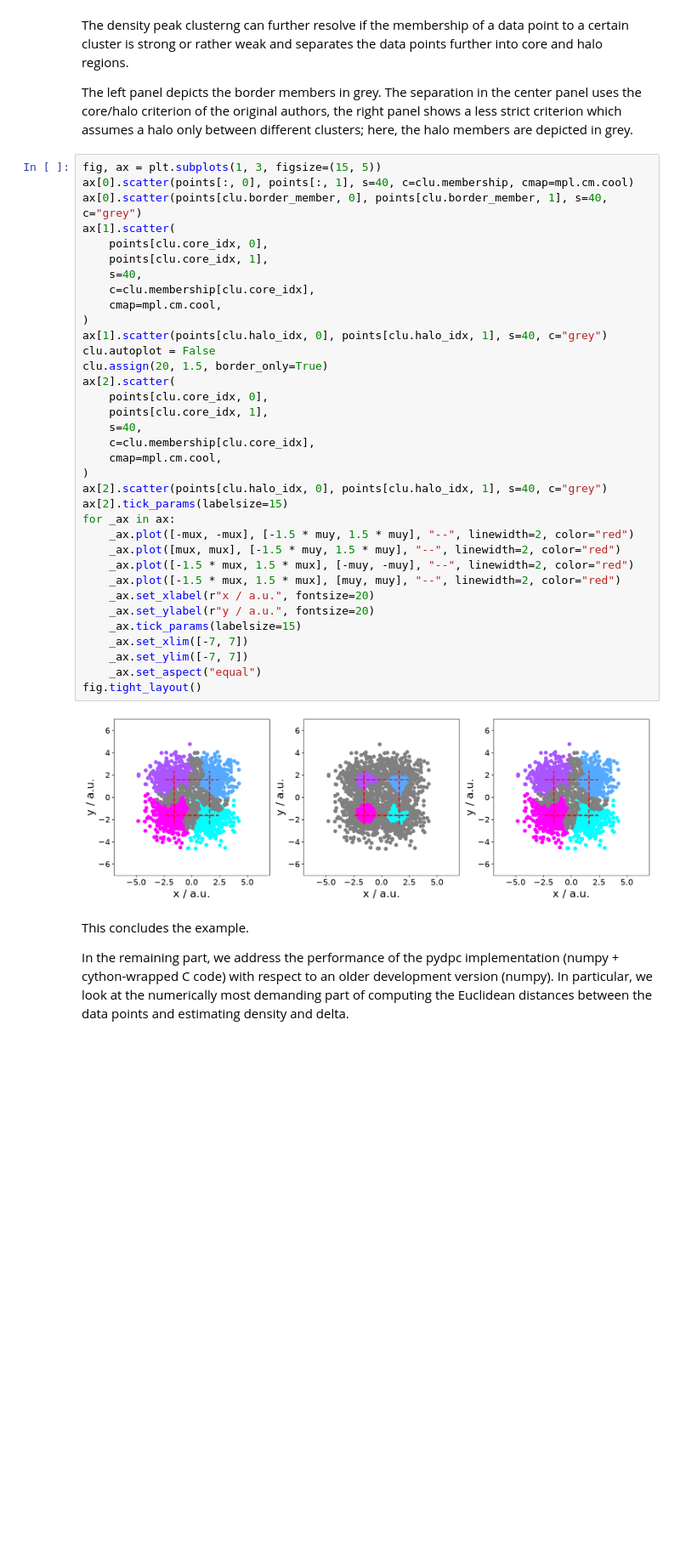
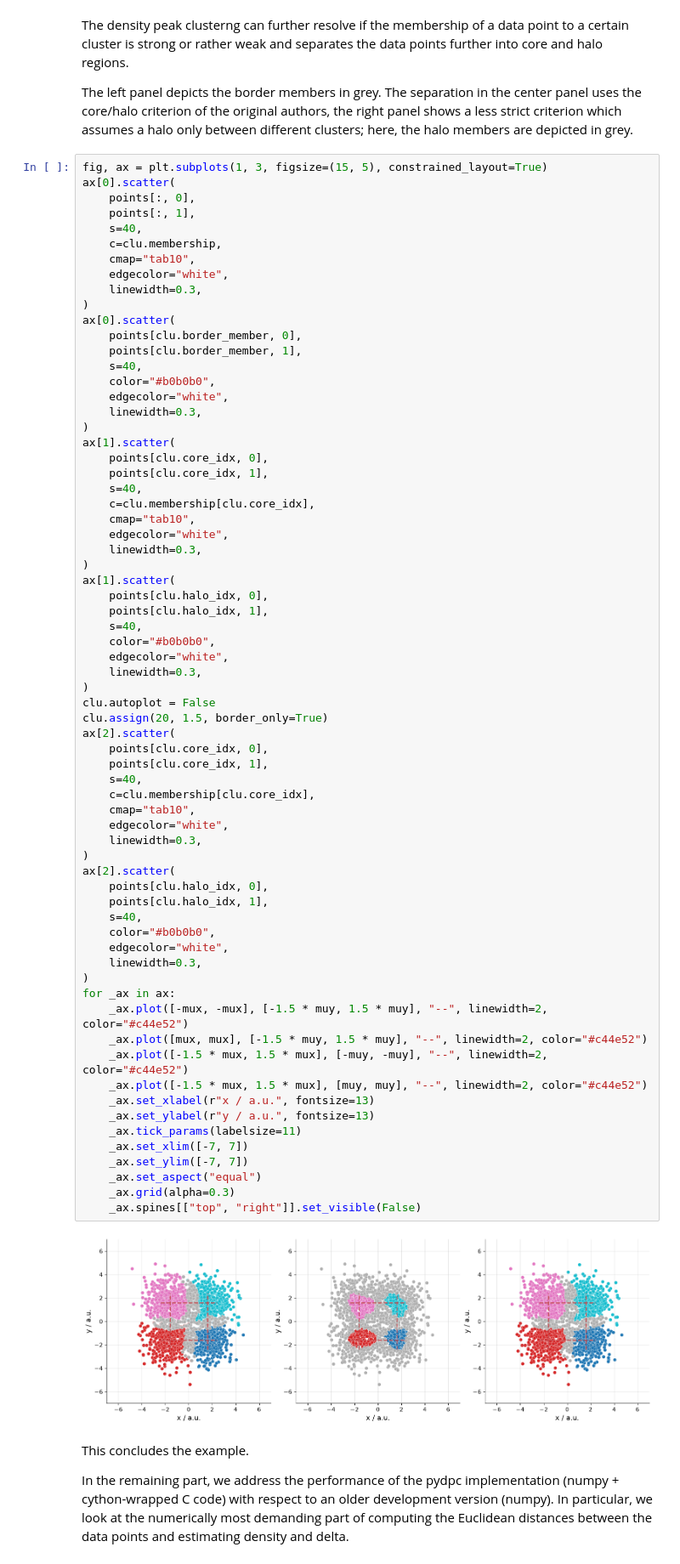
Before and after one commit to cwehmeyer/pydpc, a Jupyter notebook: docs/examples/Example01.ipynb, the cells around one changed output. Shown at 85% size. Drawn from its saved outputs; the diff is of its cells as text; blank space fills up the shorter version.

```diff
--- a/docs/examples/Example01.ipynb
+++ b/docs/examples/Example01.ipynb
@@ -82,42 +111,75 @@ The density peak clusterng can further resolve if the membership of a data point
 The left panel depicts the border members in grey.
 The separation in the center panel uses the core/halo criterion of the original authors, the right panel shows a less strict criterion which assumes a halo only between different clusters; here, the halo members are depicted in grey.
 # %%
-fig, ax = plt.subplots(1, 3, figsize=(15, 5))
-ax[0].scatter(points[:, 0], points[:, 1], s=40, c=clu.membership, cmap=mpl.cm.cool)
-ax[0].scatter(points[clu.border_member, 0], points[clu.border_member, 1], s=40, c="grey")
+fig, ax = plt.subplots(1, 3, figsize=(15, 5), constrained_layout=True)
+ax[0].scatter(
+    points[:, 0],
+    points[:, 1],
+    s=40,
+    c=clu.membership,
+    cmap="tab10",
+    edgecolor="white",
+    linewidth=0.3,
+)
+ax[0].scatter(
+    points[clu.border_member, 0],
+    points[clu.border_member, 1],
+    s=40,
+    color="#b0b0b0",
+    edgecolor="white",
+    linewidth=0.3,
+)
 ax[1].scatter(
     points[clu.core_idx, 0],
     points[clu.core_idx, 1],
     s=40,
     c=clu.membership[clu.core_idx],
-    cmap=mpl.cm.cool,
+    cmap="tab10",
+    edgecolor="white",
+    linewidth=0.3,
 )
-ax[1].scatter(points[clu.halo_idx, 0], points[clu.halo_idx, 1], s=40, c="grey")
+ax[1].scatter(
+    points[clu.halo_idx, 0],
+    points[clu.halo_idx, 1],
+    s=40,
+    color="#b0b0b0",
+    edgecolor="white",
+    linewidth=0.3,
+)
 clu.autoplot = False
 clu.assign(20, 1.5, border_only=True)
 ax[2].scatter(
     points[clu.core_idx, 0],
     points[clu.core_idx, 1],
     s=40,
     c=clu.membership[clu.core_idx],
-    cmap=mpl.cm.cool,
+    cmap="tab10",
+    edgecolor="white",
+    linewidth=0.3,
 )
-ax[2].scatter(points[clu.halo_idx, 0], points[clu.halo_idx, 1], s=40, c="grey")
-ax[2].tick_params(labelsize=15)
+ax[2].scatter(
+    points[clu.halo_idx, 0],
+    points[clu.halo_idx, 1],
+    s=40,
+    color="#b0b0b0",
+    edgecolor="white",
+    linewidth=0.3,
+)
 for _ax in ax:
-    _ax.plot([-mux, -mux], [-1.5 * muy, 1.5 * muy], "--", linewidth=2, color="red")
-    _ax.plot([mux, mux], [-1.5 * muy, 1.5 * muy], "--", linewidth=2, color="red")
-    _ax.plot([-1.5 * mux, 1.5 * mux], [-muy, -muy], "--", linewidth=2, color="red")
-    _ax.plot([-1.5 * mux, 1.5 * mux], [muy, muy], "--", linewidth=2, color="red")
-    _ax.set_xlabel(r"x / a.u.", fontsize=20)
-    _ax.set_ylabel(r"y / a.u.", fontsize=20)
-    _ax.tick_params(labelsize=15)
+    _ax.plot([-mux, -mux], [-1.5 * muy, 1.5 * muy], "--", linewidth=2, color="#c44e52")
+    _ax.plot([mux, mux], [-1.5 * muy, 1.5 * muy], "--", linewidth=2, color="#c44e52")
+    _ax.plot([-1.5 * mux, 1.5 * mux], [-muy, -muy], "--", linewidth=2, color="#c44e52")
+    _ax.plot([-1.5 * mux, 1.5 * mux], [muy, muy], "--", linewidth=2, color="#c44e52")
+    _ax.set_xlabel(r"x / a.u.", fontsize=13)
+    _ax.set_ylabel(r"y / a.u.", fontsize=13)
+    _ax.tick_params(labelsize=11)
     _ax.set_xlim([-7, 7])
     _ax.set_ylim([-7, 7])
     _ax.set_aspect("equal")
-fig.tight_layout()
+    _ax.grid(alpha=0.3)
+    _ax.spines[["top", "right"]].set_visible(False)
 # %% [output]
-[figure, old version]
+[figure, new version]
 # %% [markdown]
 This concludes the example.
 
```
Also changed, not shown: parts of 8 cells of this notebook, 1 other file.
